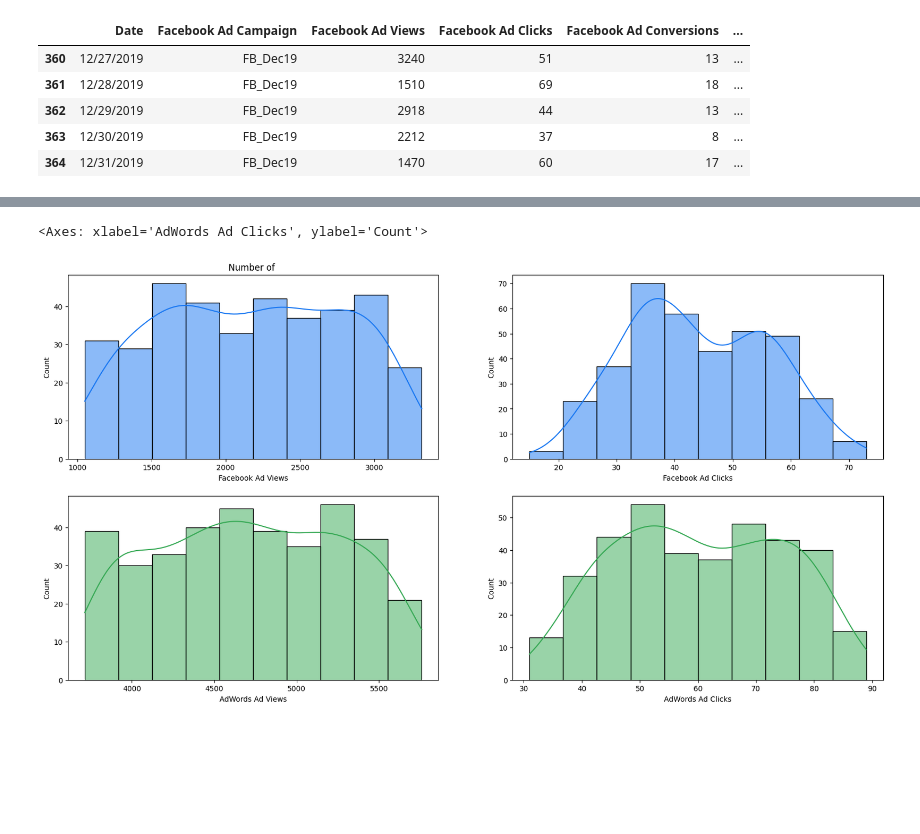
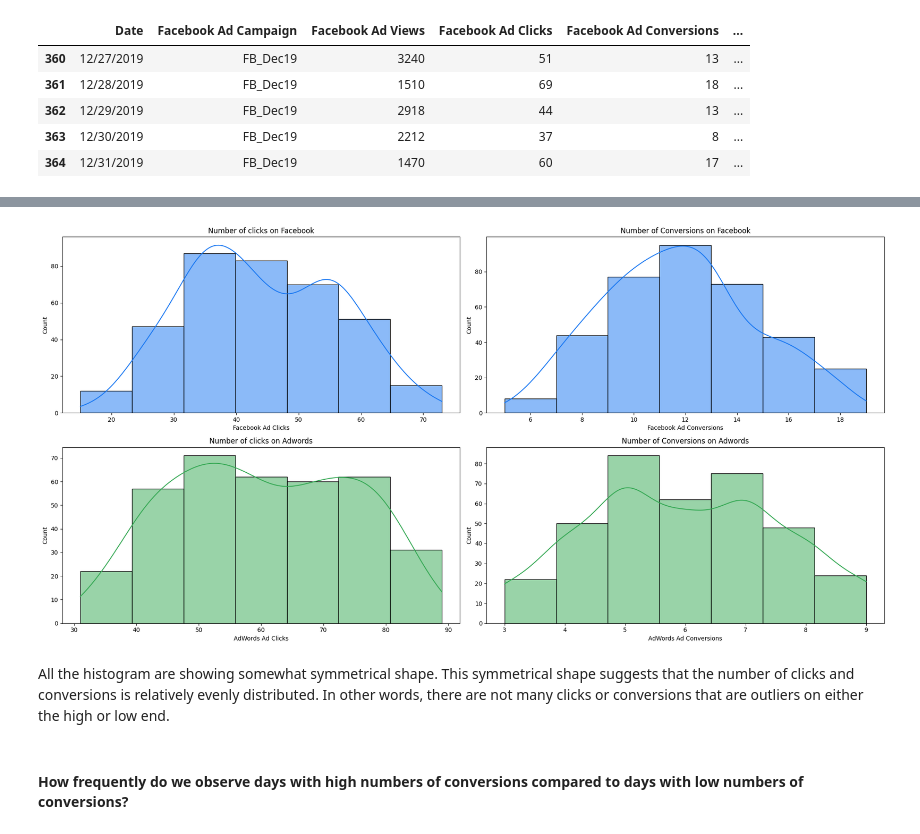
Before and after one commit to Azewkhan/Marketing-Campaign, a Jupyter notebook: Ad_campaign_Analysis.ipynb, the cells around one changed output, grey strips where cells are left out. Saved outputs shown, nothing was run; the diff lists cells and outputs as text; code cells hidden in the pictures; blank space fills up the shorter version.

```diff
--- a/Ad_campaign_Analysis.ipynb
+++ b/Ad_campaign_Analysis.ipynb
@@ -83,20 +51,30 @@ df.describe()
 # %%
-# countplot plots for Facebook click and conversion
+# Cuntplot plots for Facebook click and conversion
 plt.figure(figsize=(20,10))
 plt.subplot(2,2,1)
-sns.histplot(df["Facebook Ad Views"],bins= 10,edgecolor ='k', kde= True,color="#1877F2")
-plt.title("Number of views on Facebook")
+sns.histplot(df["Facebook Ad Clicks"],bins= 7,edgecolor ='k', kde= True,color="#1877F2")
+plt.title("Number of clicks on Facebook")
+
 plt.subplot(2,2,2)
-sns.histplot(df["Facebook Ad Clicks"],bins= 10,edgecolor ='k', kde= True,color="#1877F2")
-plt.title("Number of Clicks on Facebook")
+sns.histplot(df["Facebook Ad Conversions"],bins= 7,edgecolor ='k', kde= True,color="#1877F2")
+plt.title("Number of Conversions on Facebook")
 
+
+# Cuntplot plots for Google click and conversion
 plt.subplot(2,2,3)
-sns.histplot(df["AdWords Ad Views"],bins =10,edgecolor ='k', kde= True,color="#34A853")
-plt.title("Number of views on Adwords")
+sns.histplot(df["AdWords Ad Clicks"],bins =7,edgecolor ='k', kde= True,color="#34A853")
+plt.title("Number of clicks on Adwords")
 
 plt.subplot(2,2,4)
-sns.histplot(df["AdWords Ad Clicks"],bins =10,edgecolor ='k', kde= True,color="#34A853")
-plt.title("Number of clicks on Adwords")
+sns.histplot(df["AdWords Ad Conversions"],bins =7,edgecolor ='k', kde= True,color="#34A853")
+plt.title("Number of Conversions on Adwords")
+
+
+plt.tight_layout()
+plt.show()
 # %% [output]
-<Axes: xlabel='AdWords Ad Clicks', ylabel='Count'>
-[figure, old version]
+[figure, new version]
+# %% [markdown]
+All the histogram are showing somewhat symmetrical shape. This symmetrical shape suggests that the number of clicks and conversions is relatively evenly distributed. In other words, there are not many clicks or conversions that are outliers on either the high or low end.
+# %% [markdown]
+#### How frequently do we observe days with high numbers of conversions compared to days with low numbers of conversions?
```
Also changed, not shown: parts of 35 cells of this notebook.
